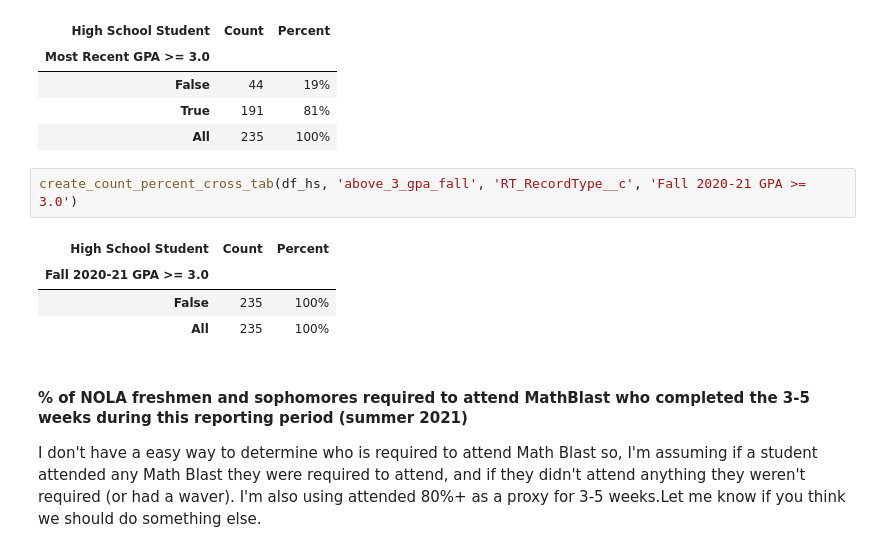
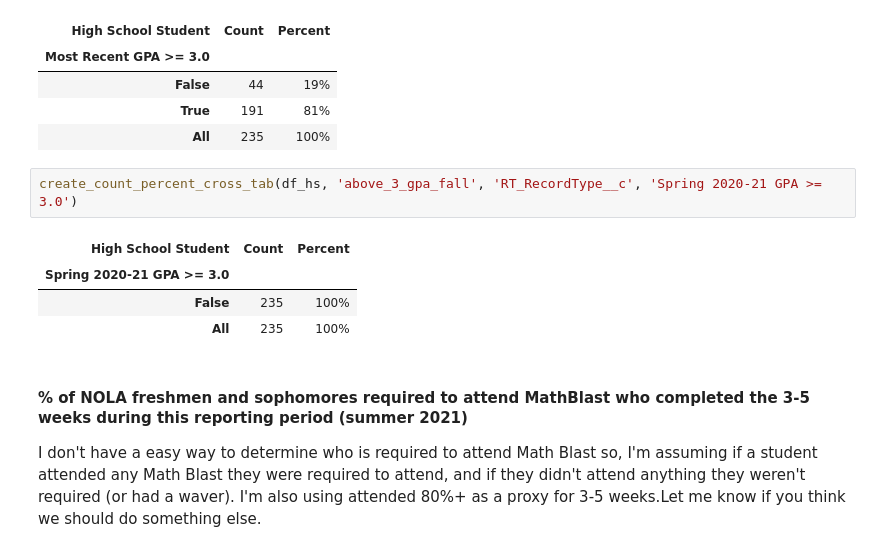
Before and after one commit to College-Track/one-off, a Jupyter notebook: 2021/uw_sela_fy21/reports/fy21_eoy.ipynb, the cells around one changed output. Cells and saved outputs as stored; diff of their text form.

```diff
--- a/2021/uw_sela_fy21/reports/fy21_eoy.ipynb
+++ b/2021/uw_sela_fy21/reports/fy21_eoy.ipynb
@@ -220,10 +222,10 @@ create_count_percent_cross_tab(df_hs, 'above_3_gpa_most_recent', 'RT_RecordType_
 | True | 191 | 81% |
 | All | 235 | 100% |
 # %%
-create_count_percent_cross_tab(df_hs, 'above_3_gpa_fall', 'RT_RecordType__c', 'Fall 2020-21 GPA >= 3.0')
+create_count_percent_cross_tab(df_hs, 'above_3_gpa_fall', 'RT_RecordType__c', 'Spring 2020-21 GPA >= 3.0')
 # %% [output]
 | High School Student | Count | Percent |
-| Fall 2020-21 GPA >= 3.0 |  |  |
+| Spring 2020-21 GPA >= 3.0 |  |  |
 | False | 235 | 100% |
 | All | 235 | 100% |
 # %% [markdown]
```
Also changed, not shown: parts of 9 cells of this notebook.
